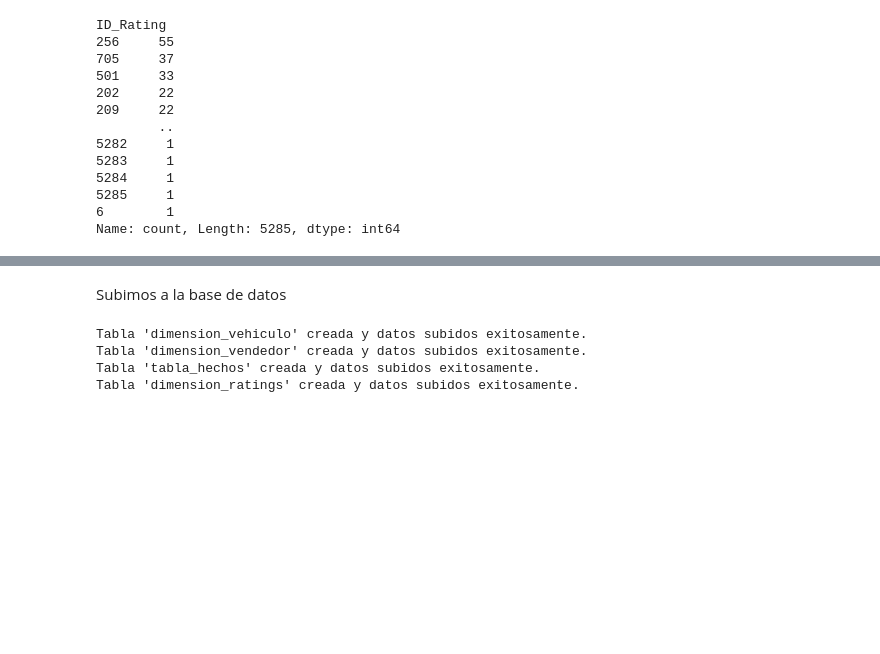
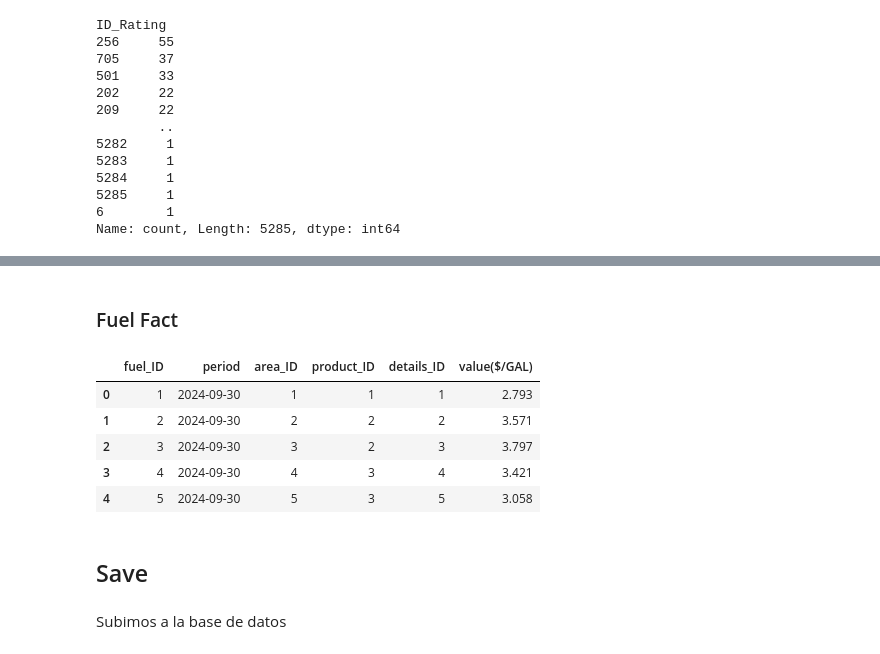
Before and after one commit to 2004santiago/Proyect-Cars-ETL, a Jupyter notebook: fact-dimensions.ipynb, the cells around one changed output, grey strips where cells are left out. Saved outputs shown, nothing was run; the diff lists cells and outputs as text; code cells hidden in the pictures; blank space fills up the shorter version.

```diff
--- a/fact-dimensions.ipynb
+++ b/fact-dimensions.ipynb
@@ -187,0 +225,9 @@ Name: count, Length: 5285, dtype: int64
+# %%
+# Dimensión: product_dim
+product_dim = apidf[['product', 'product-name']].drop_duplicates().reset_index(drop=True)
+
+# Asignar un ID único a cada producto
+product_dim['product_ID'] = product_dim.index + 1
+
+# Mostrar la dimensión de producto
+product_dim.head()
@@ -187,0 +243,9 @@ Name: count, Length: 5285, dtype: int64
+# %%
+# Dimensión: details_dim
+details_dim = apidf[['process', 'process-name', 'series-description']].drop_duplicates().reset_index(drop=True)
+
+# Asignar un ID único a cada conjunto de detalles
+details_dim['details_ID'] = details_dim.index + 1
+
+# Mostrar la dimensión de detalles
+details_dim.head()
@@ -188,2 +259,39 @@ Name: count, Length: 5285, dtype: int64
+# %% [markdown]
+### Fuel Fact
+# %%
+# Unir el dataframe original con la dimensión de área para asignar el area_ID
+df_fuel_area = pd.merge(apidf, area_dim, on=['area', 'area-name'], how='left')
+
+# Unir el dataframe original con la dimensión de producto para asignar el product_ID
+df_fuel_product = pd.merge(apidf, product_dim, on=['product', 'product-name'], how='left')
+
+# Unir el dataframe original con la dimensión de detalles para asignar el details_ID
+df_fuel_details = pd.merge(apidf, details_dim, on=['process', 'process-name', 'series-description'], how='left')
+
+# Crear la tabla de hechos con solo las llaves foráneas y las métricas
+fuel_fact = df_fuel_area[['period', 'value($/GAL)']].copy()
+
+# Agregar las llaves foráneas desde los dataframes de área, producto y detalles
+fuel_fact['area_ID'] = df_fuel_area['area_ID']
+fuel_fact['product_ID'] = df_fuel_product['product_ID']
+fuel_fact['details_ID'] = df_fuel_details['details_ID']
+
+# Asignar un ID único a cada registro en la tabla de hechos (fuel_ID)
+fuel_fact['fuel_ID'] = fuel_fact.index + 1
+
+# Reordenar las columnas como en tu modelo dimensional
+fuel_fact = fuel_fact[['fuel_ID', 'period', 'area_ID', 'product_ID', 'details_ID', 'value($/GAL)']]
+
+# Mostrar la tabla de hechos
+fuel_fact.head()
+# %% [output]
+|  | fuel_ID | period | area_ID | product_ID | details_ID | value($/GAL) |
+| 0 | 1 | 2024-09-30 | 1 | 1 | 1 | 2.793 |
+| 1 | 2 | 2024-09-30 | 2 | 2 | 2 | 3.571 |
+| 2 | 3 | 2024-09-30 | 3 | 2 | 3 | 3.797 |
+| 3 | 4 | 2024-09-30 | 4 | 3 | 4 | 3.421 |
+| 4 | 5 | 2024-09-30 | 5 | 3 | 5 | 3.058 |
+# %% [markdown]
+## Save
 # %%
 # Guardar las tablas en archivos CSV
@@ -205,7 +319,7 @@ passDB = os.getenv('DB_PASS')
 
 engine = create_engine(f'postgresql+psycopg2://{userDB}:{passDB}@{localhost}:{port}/{nameDB}')
 
-csv_directory = 'Data/Tablas de hechos'
+csv_directory = 'Data/Dimensional_model'
 
 for csv_file in os.listdir(csv_directory):
     if csv_file.endswith('.csv'):
@@ -225,8 +339,3 @@ for csv_file in os.listdir(csv_directory):
 
         finally:
             engine.dispose()
-# %% [output]
-Tabla 'dimension_vehiculo' creada y datos subidos exitosamente.
-Tabla 'dimension_vendedor' creada y datos subidos exitosamente.
-Tabla 'tabla_hechos' creada y datos subidos exitosamente.
-Tabla 'dimension_ratings' creada y datos subidos exitosamente.
```
Also changed, not shown: parts of 21 cells of this notebook, 10 other files.
